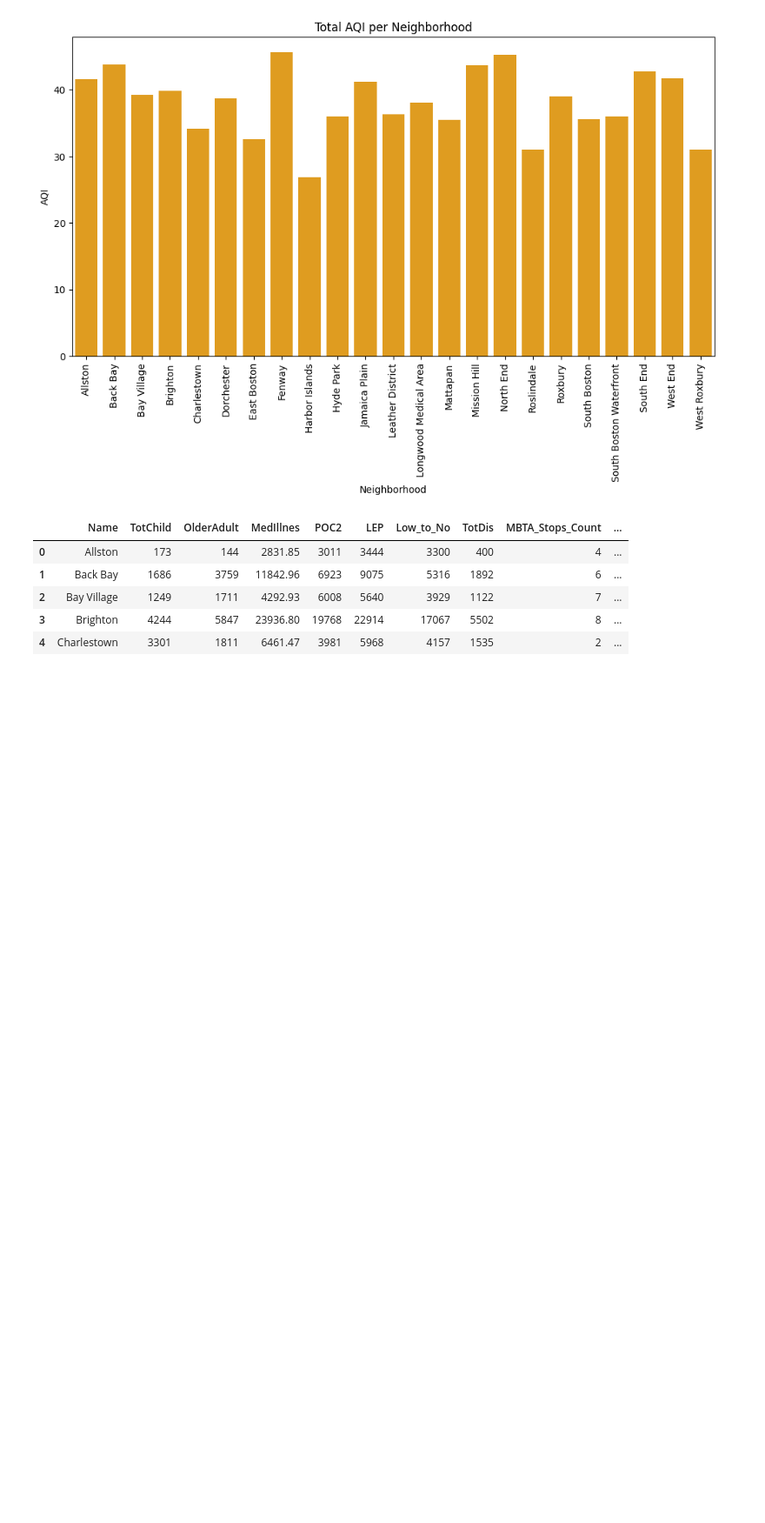
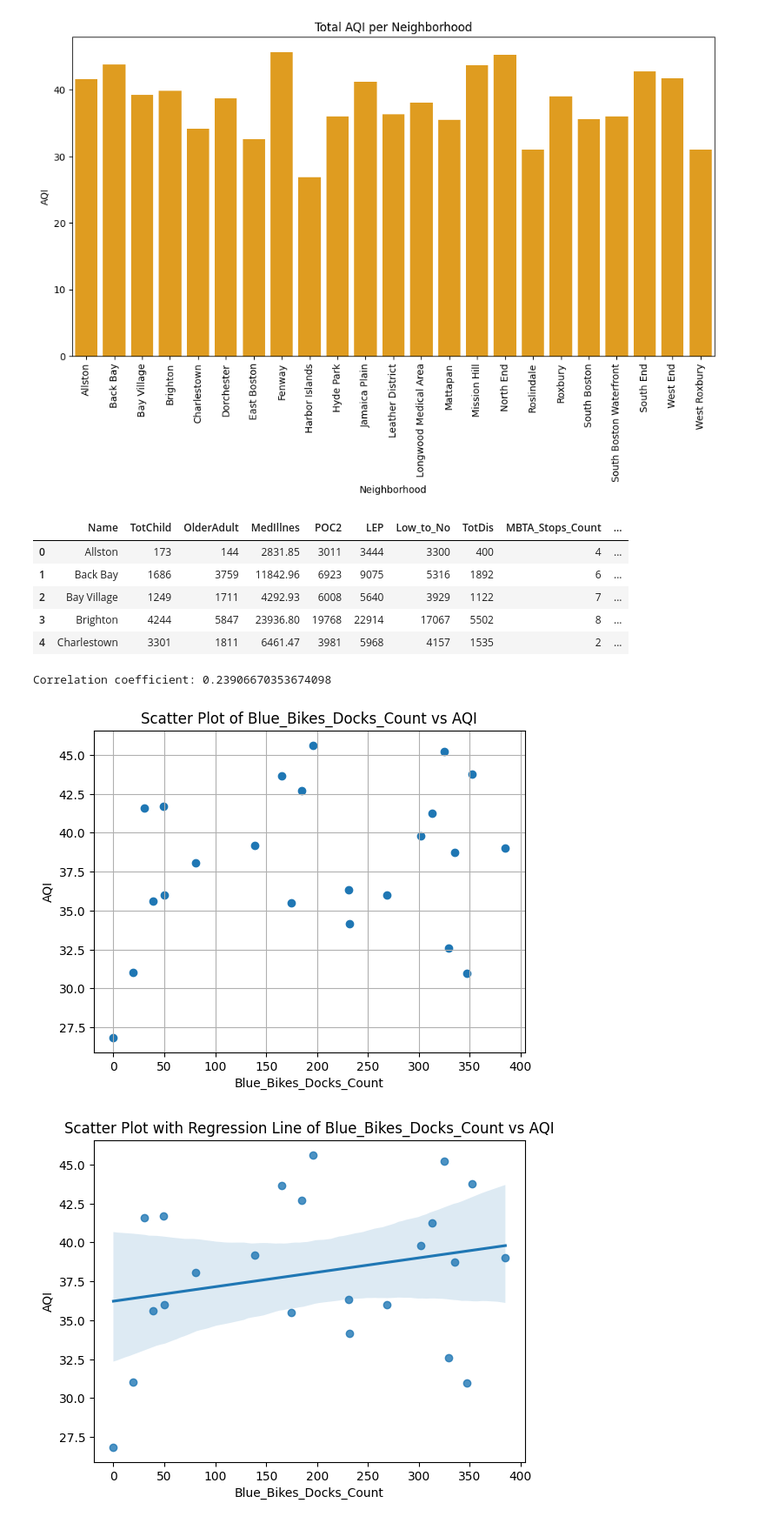
Before and after one commit to BU-Spark/ds-boston-transit-air-quality, a Jupyter notebook: fa23-team-f/data/Google AQI/analysis.ipynb, the cells around one changed output. Shown at 87% size. Saved outputs shown, nothing was run; the diff lists cells and outputs as text; code cells hidden in the pictures; blank space fills up the shorter version.

```diff
--- a/fa23-team-f/data/Google AQI/analysis.ipynb
+++ b/fa23-team-f/data/Google AQI/analysis.ipynb
@@ -41,3 +41,25 @@ mdata.head()
 | 2 | Bay Village | 1249 | 1711 | 4292.93 | 6008 | 5640 | 3929 | 1122 | 7 | ... |
 | 3 | Brighton | 4244 | 5847 | 23936.80 | 19768 | 22914 | 17067 | 5502 | 8 | ... |
 | 4 | Charlestown | 3301 | 1811 | 6461.47 | 3981 | 5968 | 4157 | 1535 | 2 | ... |
+# %%
+df = pd.read_csv('result.csv')
+
+correlation = df['Blue_Bikes_Docks_Count'].corr(df['AQI'])
+
+# Print the correlation coefficient
+print(f"Correlation coefficient: {correlation}")
+
+plt.scatter(df['Blue_Bikes_Docks_Count'], df['AQI'])
+plt.title('Scatter Plot of Blue_Bikes_Docks_Count vs AQI')
+plt.xlabel('Blue_Bikes_Docks_Count')
+plt.ylabel('AQI')
+plt.grid(True)
+plt.show()
+
+sns.regplot(x='Blue_Bikes_Docks_Count', y='AQI', data=df)
+plt.title('Scatter Plot with Regression Line of Blue_Bikes_Docks_Count vs AQI')
+plt.show()
+# %% [output]
+Correlation coefficient: 0.23906670353674098
+[figure, added]
+[figure, added]
```
Also changed, not shown: parts of 7 cells of this notebook, 10 other files.
